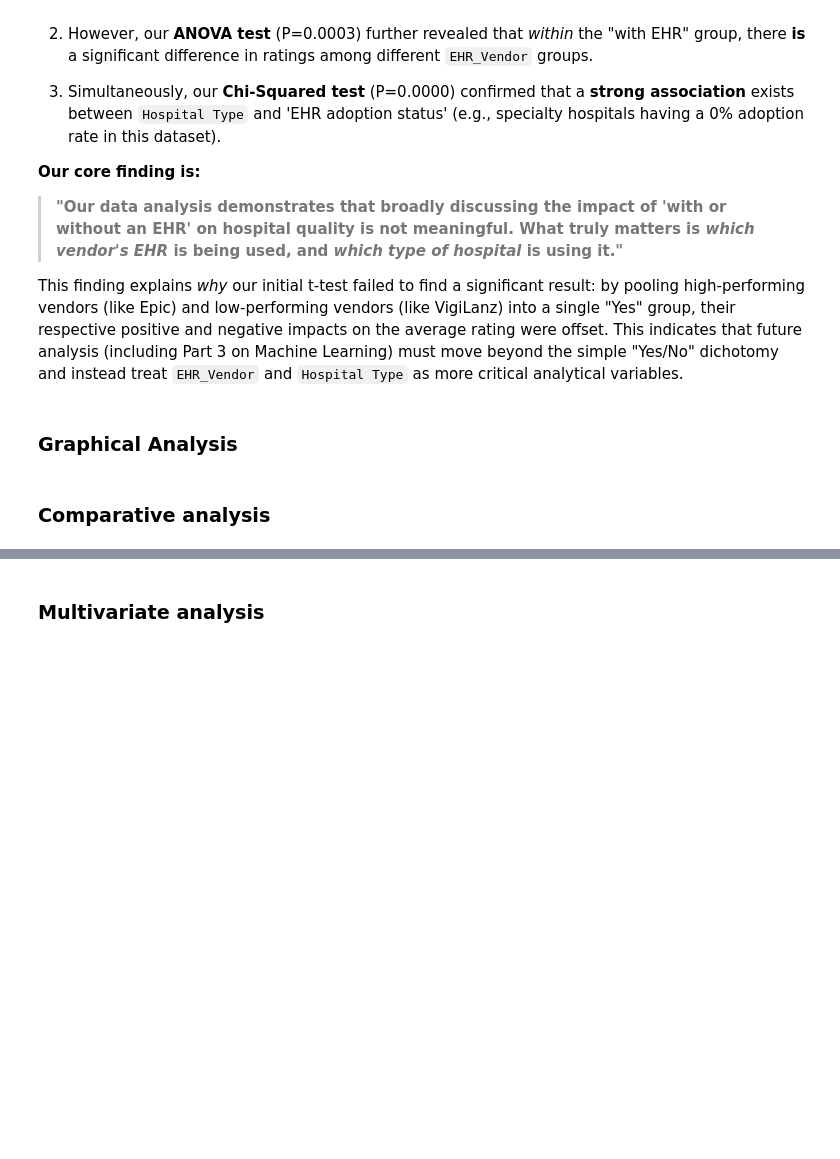
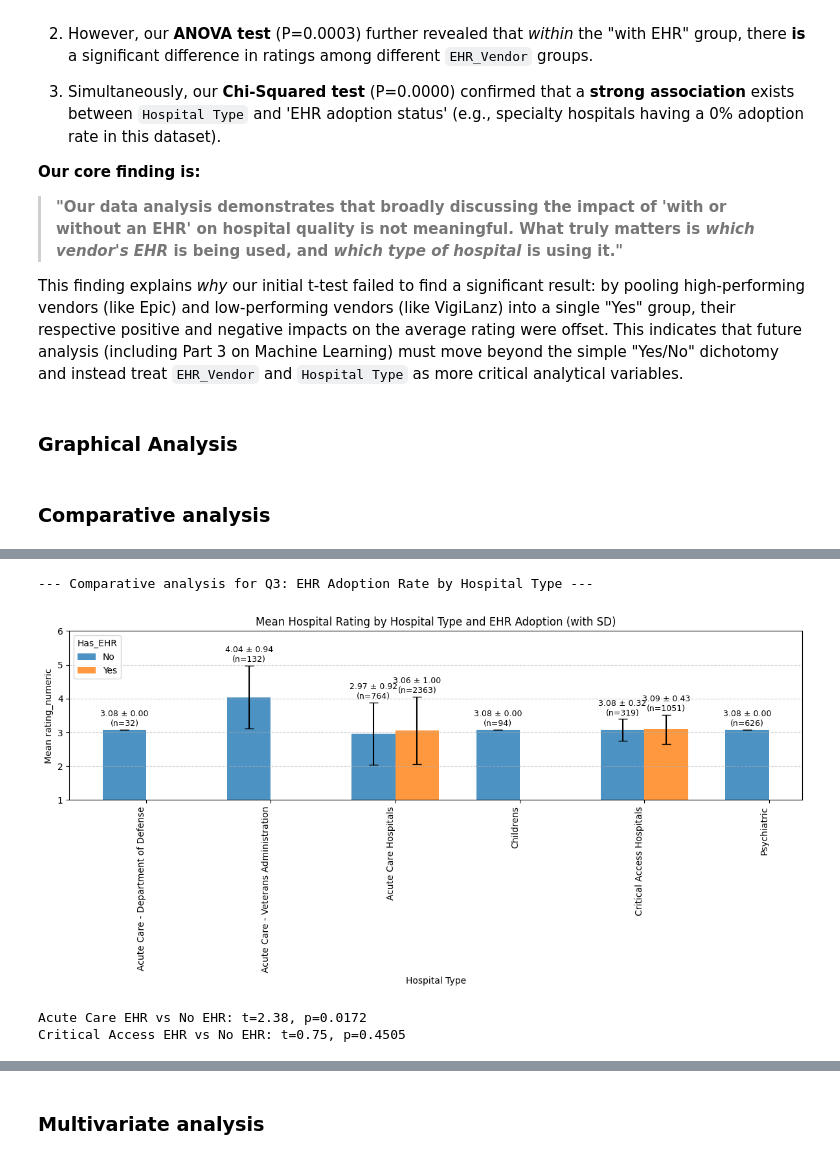
Before and after one commit to Hychow-gh/SI_618_Project, a Jupyter notebook: Project_Part_2.ipynb, the cells around one changed output, grey strips where cells are left out. Drawn from its saved outputs; the diff is of its cells as text; code cells hidden in the pictures; blank space fills up the shorter version.

```diff
--- a/Project_Part_2.ipynb
+++ b/Project_Part_2.ipynb
@@ -330,0 +655,69 @@ This finding explains *why* our initial t-test failed to find a significant resu
+# %%
+# Comparative analysis  for Research Question 3
+print("\n--- Comparative analysis for Q3: EHR Adoption Rate by Hospital Type ---")
+print('\n')
+# Create a grouped bar chart of mean rating by Hospital Type with hue = Has_EHR
+grouped_mean = df_copy.groupby(['Hospital Type', 'Has_EHR'])['rating_numeric'].mean().unstack(fill_value=np.nan)
+grouped_std = df_copy.groupby(['Hospital Type', 'Has_EHR'])['rating_numeric'].std().unstack(fill_value=np.nan)
+grouped_count = df_copy.groupby(['Hospital Type', 'Has_EHR'])['rating_numeric'].count().unstack(fill_value=0)
+
+order = [c for c in ['No', 'Yes'] if c in grouped_mean.columns]
+
+x = np.arange(len(grouped_mean.index))
+width = 0.35
+
+fig, ax = plt.subplots(figsize=(12,6))
+
+for i, col in enumerate(order):
+    offset = (i - (len(order)-1)/2) * width
+    ys = grouped_mean[col].values
+    yerr = grouped_std[col].values
+    bars = ax.bar(x + offset, ys, width, label=col, yerr=yerr, capsize=5, alpha=0.8)
+    # annotate mean ± sd and n
+    counts = grouped_count[col].values
+    for xi, yi, sdi, ni in zip(x + offset, ys, yerr, counts):
+        if not np.isnan(yi):
+            ax.text(xi, yi + (sdi if not np.isnan(sdi) else 0.05) + 0.05,
+                    f"{yi:.2f} ± {0 if np.isnan(sdi) else sdi:.2f}\n(n={int(ni)})",
+                    ha='center', va='bottom', fontsize=9, color='black')
+
+ax.set_title('Mean Hospital Rating by Hospital Type and EHR Adoption (with SD)')
+ax.set_xlabel('Hospital Type')
+ax.set_ylabel('Mean rating_numeric')
+ax.set_xticks(x)
+ax.set_xticklabels(grouped_mean.index, rotation=90, ha='right')
+ax.legend(title='Has_EHR')
+ax.set_ylim(1, 6)
+ax.grid(axis='y', linestyle='--', alpha=0.6)
+plt.tight_layout()
+plt.show()
+
+
+# select the type of hospital : 'Acute Care Hospitals', 'Critical Access Hospitals'
+types_of_interest = ['Acute Care Hospitals', 'Critical Access Hospitals']
+mask = df_copy['Hospital Type'].isin(types_of_interest)
+df_subset = df_copy[mask]
+df_subset = df_subset[["Hospital Type", "rating_numeric", "Has_EHR"]]
+acute_mask = df_subset['Hospital Type'] == 'Acute Care Hospitals'
+critical_mask = df_subset['Hospital Type'] == 'Critical Access Hospitals'
+
+# t-test within each type
+t_stat, p_val = stats.ttest_ind(
+    df_subset[acute_mask & (df_subset['Has_EHR']=='Yes')]['rating_numeric'],
+    df_subset[acute_mask & (df_subset['Has_EHR']=='No')]['rating_numeric'],
+    equal_var=False
+)
+print("Acute Care EHR vs No EHR: t=%.2f, p=%.4f" % (t_stat, p_val))
+
+
+t_stat2, p_val2 = stats.ttest_ind(
+    df_subset[critical_mask & (df_subset['Has_EHR']=='Yes')]['rating_numeric'],
+    df_subset[critical_mask & (df_subset['Has_EHR']=='No')]['rating_numeric'],
+    equal_var=False
+)
+print("Critical Access EHR vs No EHR: t=%.2f, p=%.4f" % (t_stat2, p_val2))
+# %% [output]
+--- Comparative analysis for Q3: EHR Adoption Rate by Hospital Type ---
+[figure, added]
+Acute Care EHR vs No EHR: t=2.38, p=0.0172
+Critical Access EHR vs No EHR: t=0.75, p=0.4505
```
Also changed, not shown: parts of 18 cells of this notebook.
